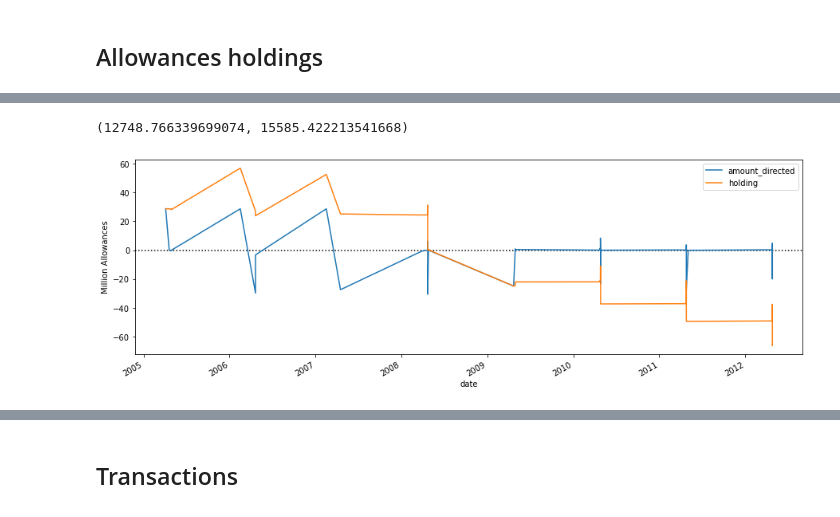
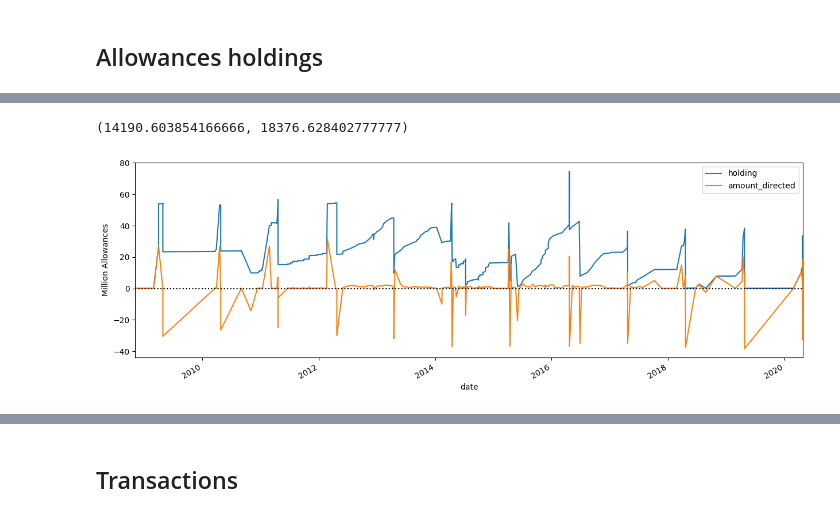
Before and after one commit to jabrell/pyeutl, a Jupyter notebook: orm_2_Installations.ipynb, the cells around one changed output, grey strips where cells are left out. Drawn from its saved outputs; the diff is of its cells as text; code cells hidden in the pictures.

```diff
--- a/orm_2_Installations.ipynb
+++ b/orm_2_Installations.ipynb
@@ -14,7 +14,7 @@ The analysis takes place in three steps:
 2. The installation object provides methods to obtain compliance and surrendering details as well as associated accounts
 3. Account objects provide methods to assess related transactions.
 # %%
-id_inst = "DE_1649"
+id_inst = "PL_1"
 # %% [markdown]
 # Packages and options
 # %%
@@ -28,10 +27,10 @@ import matplotlib.pyplot as plt
 Database connection settings
 # %%
 connectionSettings = dict(
-    user="eutlAdmin",
+    user="postgres",
     host="localhost",
-    db="eutl_orm",
-    passw="1234",
+    db="eutl2024",
+    passw="password",
     port=5432
 )
 # %% [markdown]
@@ -46,7 +45,8 @@ session = dal.session
 # %% [markdown]
 Given the installation id, use the session to query the installation:
 # %%
-inst = session.query(Installation).get(id_inst)
+inst = session.get(Installation, id_inst)
 print(inst.id + ": " + inst.name)
 print(inst.address)
+print("Activity:", inst.activity)
 # %% [output]
@@ -159,0 +173,4 @@ memory usage: 26.3+ KB
+# %%
+df_trans = pd.concat([o.get_transactions() for o in ohas]).sort_index()
+df_trans.info()
+#df_trans
@@ -172,11 +218,18 @@ The dataframe contains a column "direction" which equals 1 if the account is acq
 # %%
-df_ = df_trans[["amount_directed"]]/1000000
-df_["holding"] = df_.amount_directed.cumsum()
-ax = df_.plot( figsize=(15,5), ylabel="Million Allowances")
-lims = ax.get_xlim()
+df_ = (
+    df_trans
+    .query("unitType_id != 'EUA2005'")
+    .query(f"transactionTypeSupplementary_id != 34")
+    .assign(
+        amount_directed=lambda df: df[["amount_directed"]]/1000000,
+        holding=lambda df: df[["amount_directed"]].cumsum()
+    )
+)
+df_
+ax = df_[["holding", "amount_directed"]].plot( figsize=(15,5), ylabel="Million Allowances")
+lims = (df_.index.min(), df_.index.max())
 ax.hlines(0, *lims, colors="k", ls=":")
 ax.set_xlim(*lims)
-#df_
 # %% [output]
-(12748.766339699074, 15585.422213541668)
+(14190.603854166666, 18376.628402777777)
-[figure, old version]
+[figure, new version]
```
Also changed, not shown: parts of 20 cells of this notebook, 13 other files.
